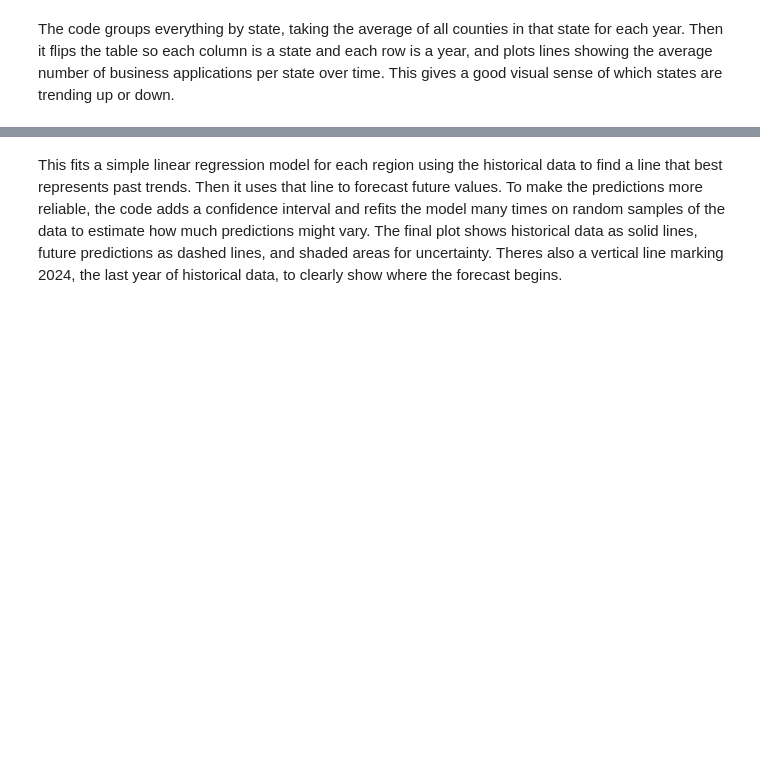
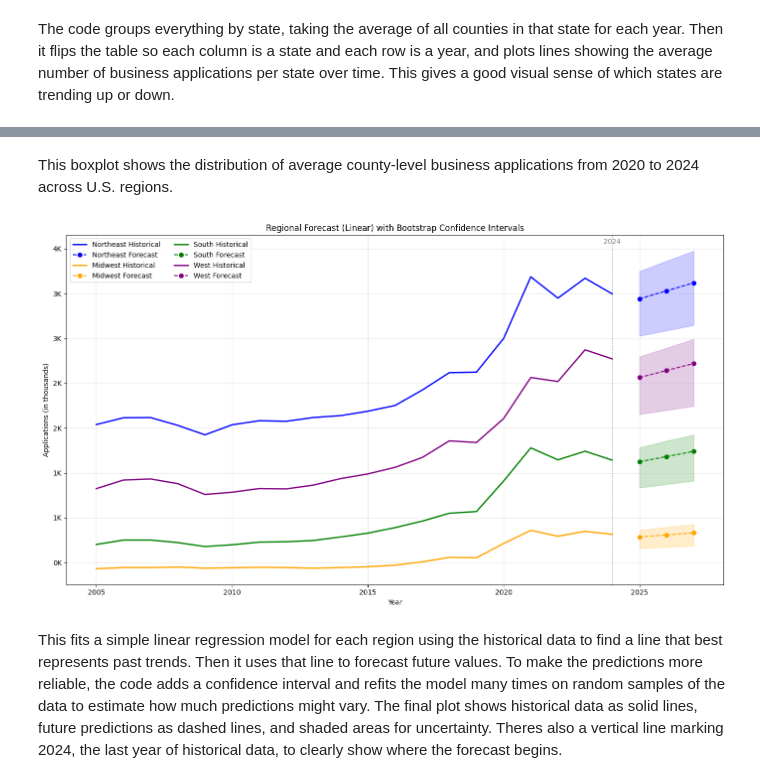
Before and after one commit to C-A-Rodriguez/DSP1, a Jupyter notebook: dsp.ipynb, the cells around one changed output, grey strips where cells are left out. Saved outputs shown, nothing was run; the diff lists cells and outputs as text; code cells hidden in the pictures; blank space fills up the shorter version.

```diff
--- a/dsp.ipynb
+++ b/dsp.ipynb
@@ -202,2 +342,42 @@ The graph shows that new business activity has been increasing across the United
+# %% [markdown]
+This boxplot shows the distribution of average county-level business applications from 2020 to 2024 across U.S. regions.
+# %%
+future_years = [y for y in [2025, 2026, 2027]]
+X_future = np.array(future_years).reshape(-1, 1)
+
+plt.figure(figsize=(14, 8))
+max_y = 0
+
+for r in region_trends_mean.columns:
+    y_hist = region_trends_mean[r].values
+    X_hist = region_trends_mean.index.values.reshape(-1, 1)
+
+    lin = LinearRegression().fit(X_hist, y_hist)
+    y_pred = lin.predict(X_future)
+    lo, hi = prediction_interval(lin, X_future, X_hist, y_hist)
+
+    # historical
+    plt.plot(region_trends_mean.index, y_hist, color=REGION_COLORS[r], linewidth=2, label=f"{r} Historical")
+    # forecast
+    plt.plot(future_years, y_pred, color=REGION_COLORS[r], linestyle="--", marker="o", label=f"{r} Forecast")
+    # CI
+    plt.fill_between(future_years, lo, hi, color=REGION_COLORS[r], alpha=0.2)
+
+    max_y = max(max_y, y_hist.max(), hi.max())
+
+last_hist_year = int(region_trends_mean.index.max())
+plt.axvline(x=last_hist_year, color="gray", linestyle=":", linewidth=1)
+plt.text(last_hist_year, max_y*1.02, str(last_hist_year), ha="center", color="gray")
+
+plt.title("Regional Forecast (Linear) with Bootstrap Confidence Intervals")
+plt.xlabel("Year")
+plt.ylabel("Applications (in thousands)")
+plt.gca().yaxis.set_major_formatter(FuncFormatter(thousands_formatter))
+plt.grid(alpha=0.3)
+plt.legend(ncol=2)
+plt.tight_layout()
+plt.show()
+# %% [output]
+[figure, added]
 # %% [markdown]
 This fits a simple linear regression model for each region using the historical data to find a line that best represents past trends. Then it uses that line to forecast future values. To make the predictions more reliable, the code adds a confidence interval and refits the model many times on random samples of the data to estimate how much predictions might vary. The final plot shows historical data as solid lines, future predictions as dashed lines, and shaded areas for uncertainty. Theres also a vertical line marking 2024, the last year of historical data, to clearly show where the forecast begins.
```
Also changed, not shown: parts of 34 cells of this notebook, 1 other file.
